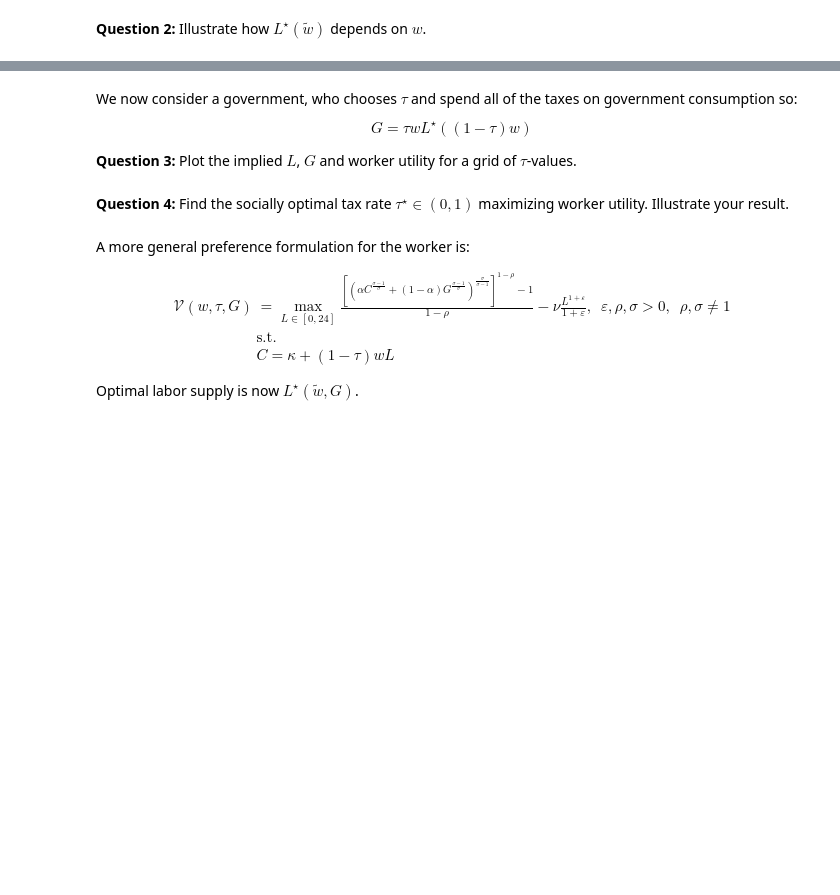
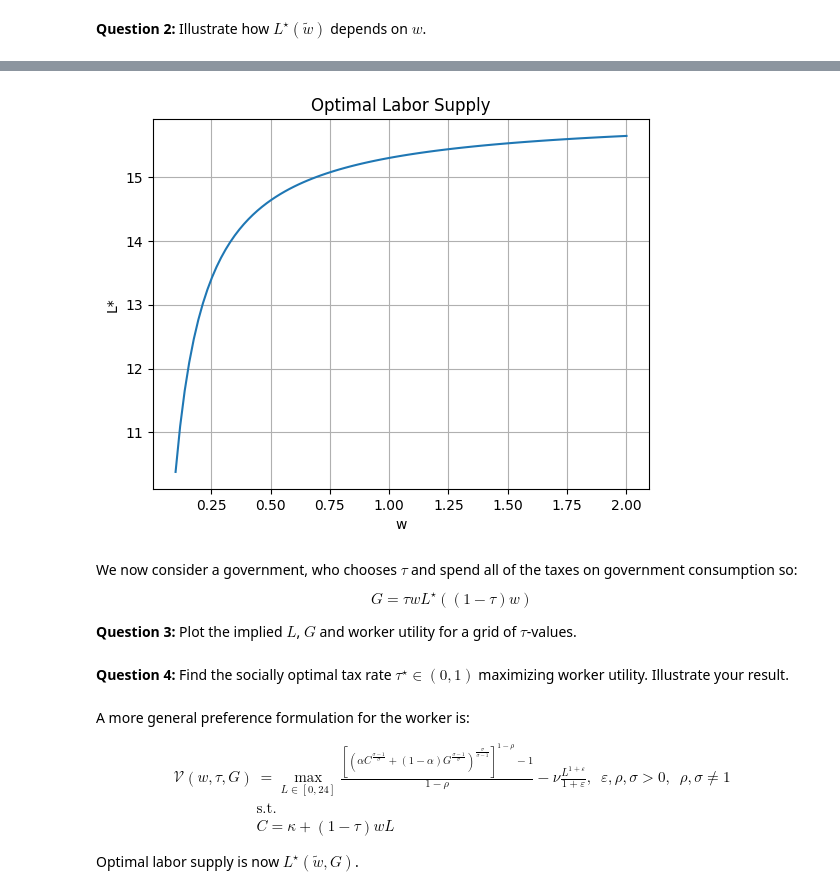
Before and after one commit to NumEconCopenhagen/projects-2023-icehot1, a Jupyter notebook: examproject/Exam-2023.ipynb, the cells around one changed output, grey strips where cells are left out. Drawn from its saved outputs; the diff is of its cells as text; code cells hidden in the pictures; blank space fills up the shorter version.

```diff
--- a/examproject/Exam-2023.ipynb
+++ b/examproject/Exam-2023.ipynb
@@ -52,0 +77,18 @@ $$
+# %%
+# Define the symbols
+L, w, tau, alpha, nu, kappa, G = symbols('L w tau alpha nu kappa G')
+
+# Calculate w_tilde
+w_tilde = (1 - tau) * w
+
+# Define the utility function
+C = kappa + w_tilde * L
+V = log(C**alpha * G**(1-alpha)) - nu * L**2 / 2
+
+# Differentiate the utility function
+dV_dL = diff(V, L)
+
+# Set the derivative equal to zero and solve for L
+L_star_formula = solve([dV_dL], [L])
+L_star_formula_positive = L_star_formula[1][0]
+pprint(L_star_formula_positive)
@@ -57,3 +159,26 @@ $$
+# %%
+# Define the baseline parameters
+alpha = 0.5
+kappa = 1.0
+nu = 1.0 / (2 * 16**2)
+w = 1.0
+tau = 0.30
+
+# Define the range of w values
+w_values = np.linspace(0.1, 2.0, 100)
+
+# Calculate the optimal labor supply for each w value
+L_star_values = [L_star_formula((1 - tau) * w) for w in w_values]
+
+# Plot the results
+plt.plot(w_values, L_star_values)
+plt.xlabel('w')
+plt.ylabel('L*')
+plt.title('Optimal Labor Supply')
+plt.grid(True)
+plt.show()
+# %% [output]
+[figure, added]
 # %% [markdown]
 
 We now consider a government, who chooses $\tau$ and spend all of the taxes on government consumption so:
```
Also changed, not shown: parts of 8 cells of this notebook.
